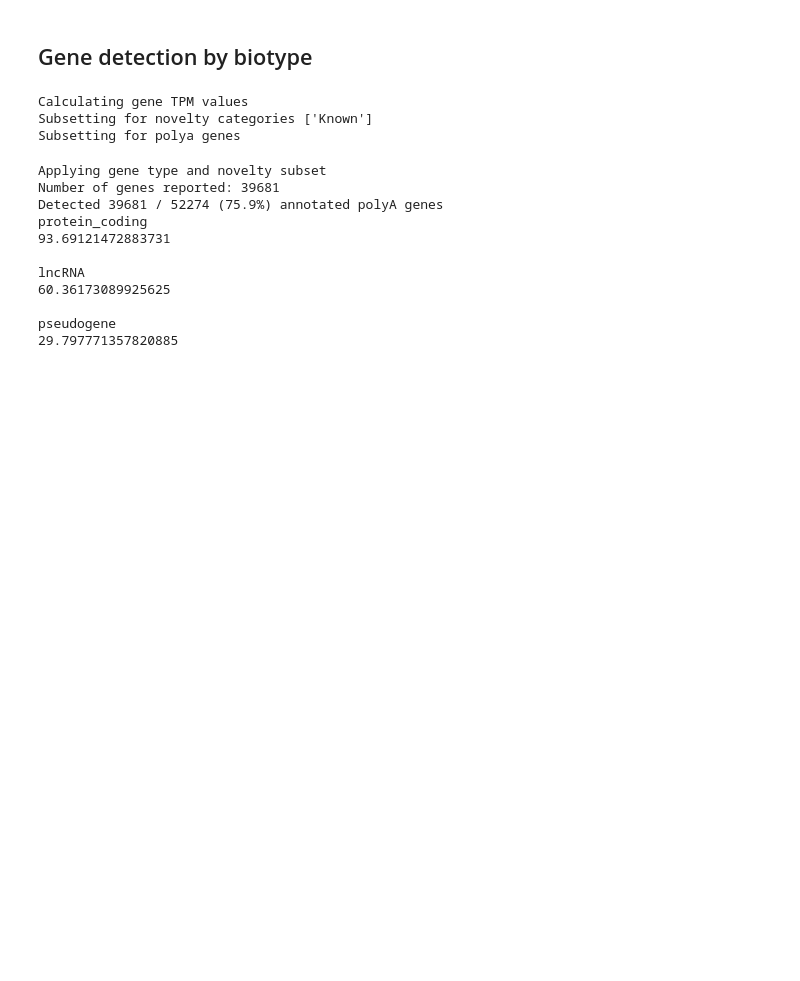
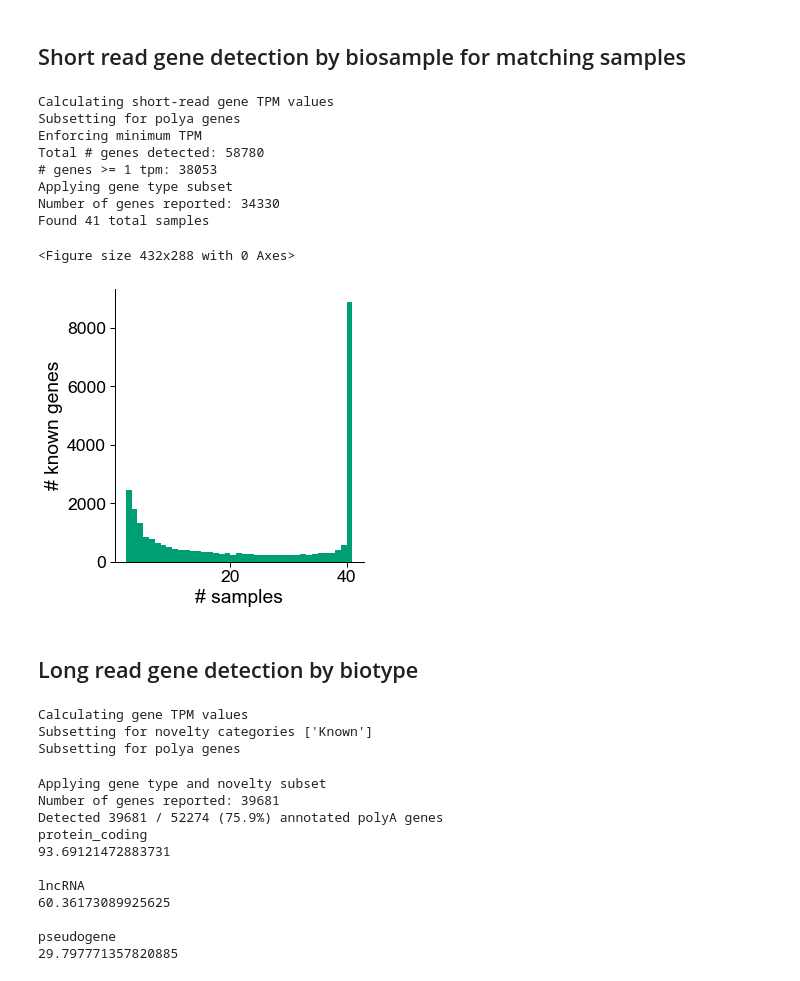
Before and after one commit to fairliereese/rnawg, a Jupyter notebook: figures/fig_1_overview/fig_1.ipynb, the cells around one changed output. Cells and saved outputs as stored; diff of their text form; code cells hidden in the pictures; blank space fills up the shorter version.

```diff
--- a/figures/fig_1_overview/fig_1.ipynb
+++ b/figures/fig_1_overview/fig_1.ipynb
@@ -27,5 +53,27 @@ swan_file = '../../lr_bulk/cerberus/swan/swan_meta.p'
+# %% [markdown]
+## Short read gene detection by biosample for matching samples
+# %%
+df = pd.read_csv(sr_ab, sep='\t')
+df = plot_biosamp_det(df,
+                 how='sr',
+                 min_tpm=min_tpm,
+                 gene_subset=gene_subset,
+                 sample='lr_match',
+                 groupby='sample',
+                 opref='figures/sr_lr_match')
+# %% [output]
+Calculating short-read gene TPM values
+Subsetting for polya genes
+Enforcing minimum TPM
+Total # genes detected: 58780
+# genes >= 1 tpm: 38053
+Applying gene type subset
+Number of genes reported: 34330
+Found 41 total samples
+<Figure size 432x288 with 0 Axes>
+[figure, added]
 # %% [markdown]
-## Gene detection by biotype
+## Long read gene detection by biotype
 # %%
 df = pd.read_csv(ab, sep='\t')
 plot_gene_det_by_biotype_tpm(df,
```
Also changed, not shown: parts of 7 cells of this notebook, 2 other files.
